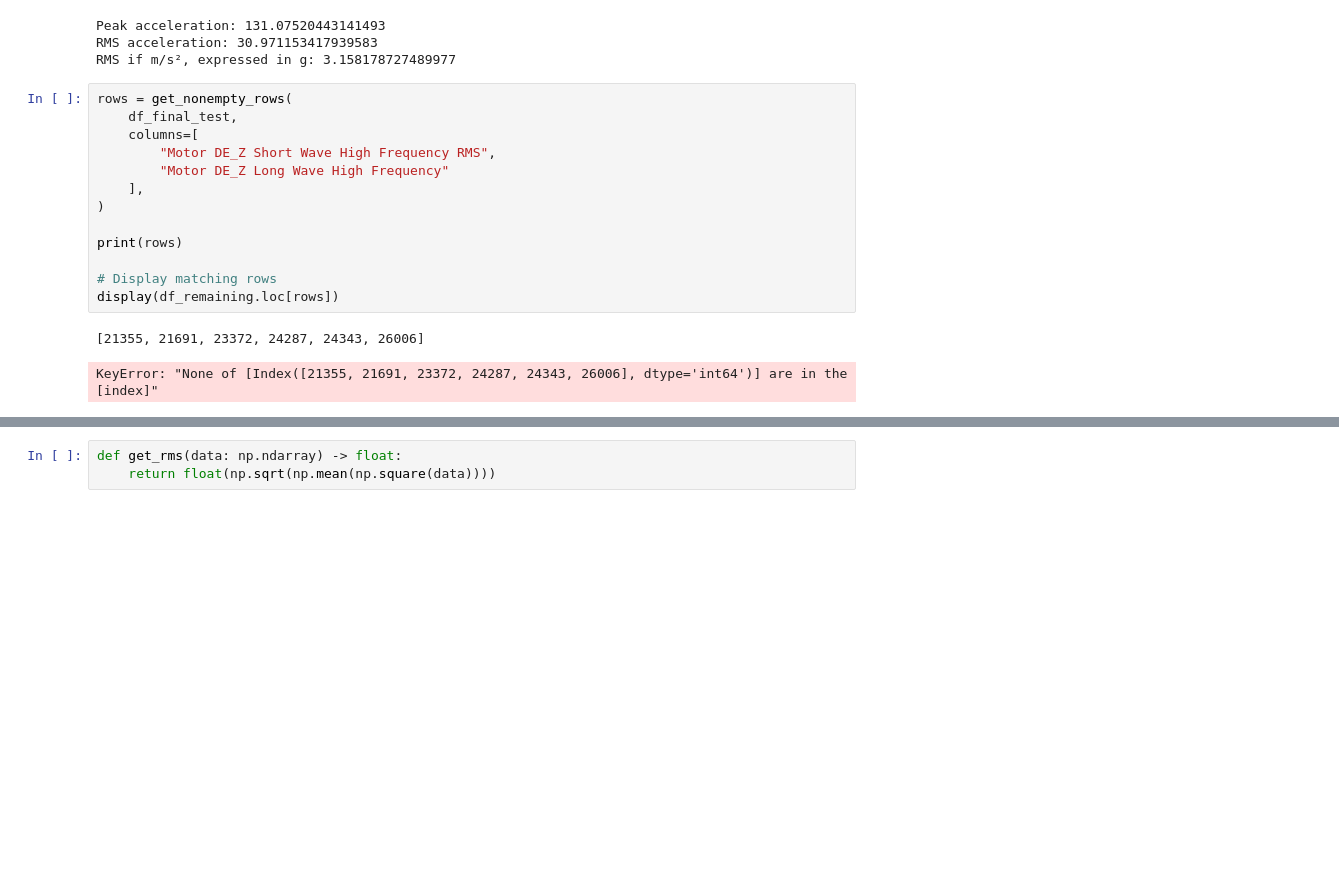
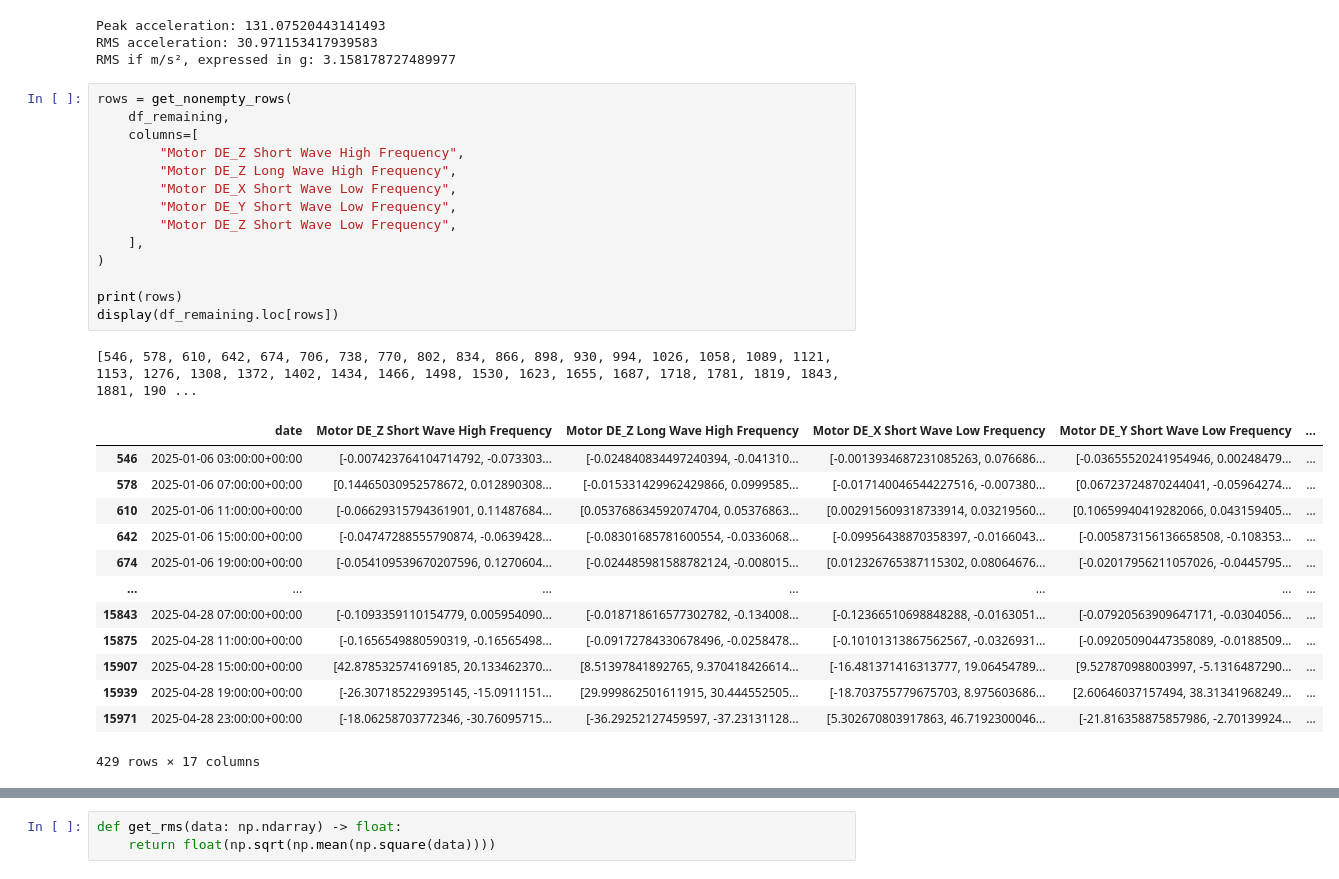
Before and after one commit to vinwann/bearing-fault, a Jupyter notebook: Q1.ipynb, the cells around one changed output, grey strips where cells are left out. Saved outputs shown, nothing was run; the diff lists cells and outputs as text; blank space fills up the shorter version.

```diff
--- a/Q1.ipynb
+++ b/Q1.ipynb
@@ -941,17 +959,30 @@ RMS acceleration: 30.971153417939583
 RMS if m/s², expressed in g: 3.158178727489977
 # %%
 rows = get_nonempty_rows(
-    df_final_test,
+    df_remaining,
     columns=[
-        "Motor DE_Z Short Wave High Frequency RMS",
-        "Motor DE_Z Long Wave High Frequency"
+        "Motor DE_Z Short Wave High Frequency",
+        "Motor DE_Z Long Wave High Frequency",
+        "Motor DE_X Short Wave Low Frequency",
+        "Motor DE_Y Short Wave Low Frequency",
+        "Motor DE_Z Short Wave Low Frequency",
     ],
 )
 
 print(rows)
-
-# Display matching rows
 display(df_remaining.loc[rows])
 # %% [output]
-[21355, 21691, 23372, 24287, 24343, 26006]
+[546, 578, 610, 642, 674, 706, 738, 770, 802, 834, 866, 898, 930, 994, 1026, 1058, 1089, 1121, 1153, 1276, 1308, 1372, 1402, 1434, 1466, 1498, 1530, 1623, 1655, 1687, 1718, 1781, 1819, 1843, 1881, 190 ...
+|  | date | Motor DE_Z Short Wave High Frequency | Motor DE_Z Long Wave High Frequency | Motor DE_X Short Wave Low Frequency | Motor DE_Y Short Wave Low Frequency | ... |
+| 546 | 2025-01-06 03:00:00+00:00 | [-0.007423764104714792, -0.073303... | [-0.024840834497240394, -0.041310... | [-0.0013934687231085263, 0.076686... | [-0.03655520241954946, 0.00248479... | ... |
+| 578 | 2025-01-06 07:00:00+00:00 | [0.14465030952578672, 0.012890308... | [-0.015331429962429866, 0.0999585... | [-0.017140046544227516, -0.007380... | [0.06723724870244041, -0.05964274... | ... |
+| 610 | 2025-01-06 11:00:00+00:00 | [-0.06629315794361901, 0.11487684... | [0.053768634592074704, 0.05376863... | [0.002915609318733914, 0.03219560... | [0.10659940419282066, 0.043159405... | ... |
+| 642 | 2025-01-06 15:00:00+00:00 | [-0.04747288555790874, -0.0639428... | [-0.08301685781600554, -0.0336068... | [-0.09956438870358397, -0.0166043... | [-0.005873156136658508, -0.108353... | ... |
+| 674 | 2025-01-06 19:00:00+00:00 | [-0.054109539670207596, 0.1270604... | [-0.024485981588782124, -0.008015... | [0.012326765387115302, 0.08064676... | [-0.02017956211057026, -0.0445795... | ... |
+| ... | ... | ... | ... | ... | ... | ... |
+| 15843 | 2025-04-28 07:00:00+00:00 | [-0.1093359110154779, 0.005954090... | [-0.018718616577302782, -0.134008... | [-0.12366510698848288, -0.0163051... | [-0.07920563909647171, -0.0304056... | ... |
+| 15875 | 2025-04-28 11:00:00+00:00 | [-0.1656549880590319, -0.16565498... | [-0.09172784330678496, -0.0258478... | [-0.10101313867562567, -0.0326931... | [-0.09205090447358089, -0.0188509... | ... |
+| 15907 | 2025-04-28 15:00:00+00:00 | [42.878532574169185, 20.133462370... | [8.51397841892765, 9.370418426614... | [-16.481371416313777, 19.06454789... | [9.527870988003997, -5.1316487290... | ... |
+| 15939 | 2025-04-28 19:00:00+00:00 | [-26.307185229395145, -15.0911151... | [29.999862501611915, 30.444552505... | [-18.703755779675703, 8.975603686... | [2.60646037157494, 38.31341968249... | ... |
+| 15971 | 2025-04-28 23:00:00+00:00 | [-18.06258703772346, -30.76095715... | [-36.29252127459597, -37.23131128... | [5.302670803917863, 46.7192300046... | [-21.816358875857986, -2.70139924... | ... |
-KeyError: "None of [Index([21355, 21691, 23372, 24287, 24343, 26006], dtype='int64')] are in the [index]"
+429 rows × 17 columns
```
Also changed, not shown: parts of 4 cells of this notebook.
